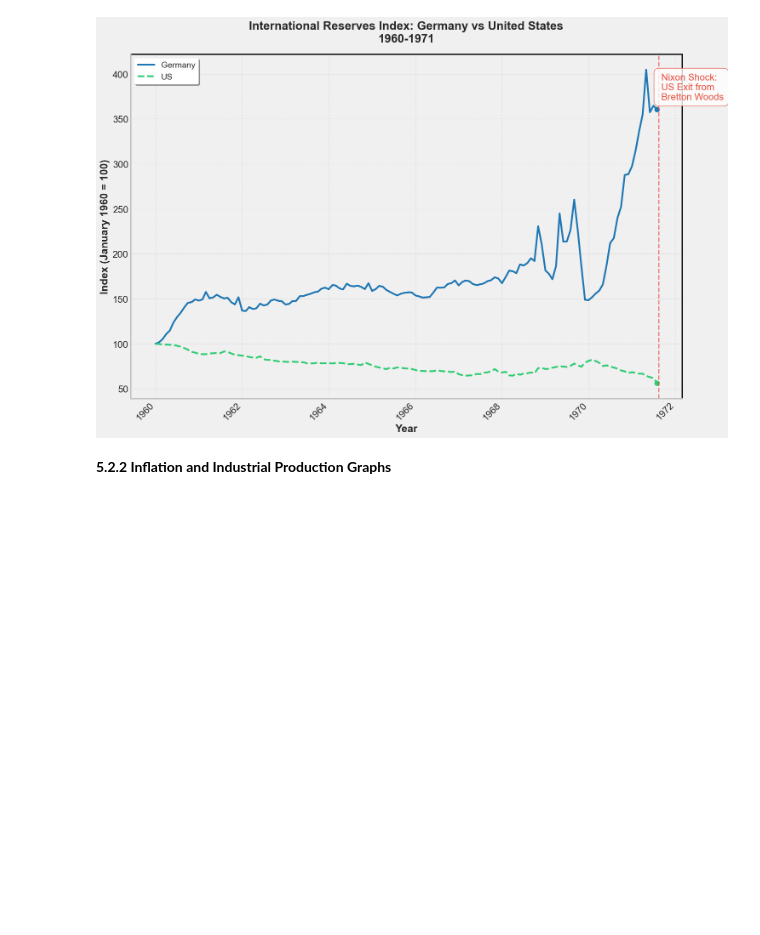
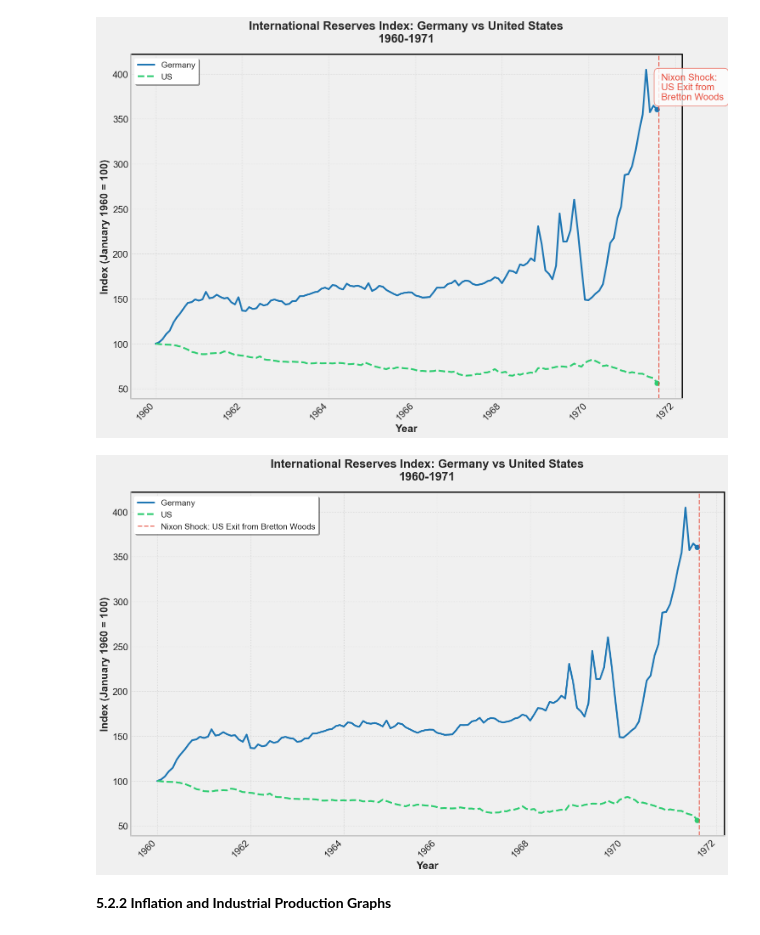
Before and after one commit to EC1B1-Macro-Project/Germany_Coursework, a Jupyter notebook: code/NB00 .ipynb, the cells around one changed output. Cells and saved outputs as stored; diff of their text form; code cells hidden in the pictures; blank space fills up the shorter version.

```diff
--- a/code/NB00 .ipynb
+++ b/code/NB00 .ipynb
@@ -596,6 +669,87 @@ plt.tight_layout()
 plt.show()
 # %% [output]
 [figure]
+# %%
+# Define the date range
+start_date = pd.to_datetime('1960-01-01')
+us_exit_date = pd.to_datetime('1971-08-15')  # Nixon Shock - US Exit from Bretton Woods
+
+# Filter data for the specific time period and countries
+mask = (merged_df['Date'] >= start_date) & (merged_df['Date'] <= us_exit_date)
+plot_data = merged_df[mask].copy()
+
+# Set the style
+plt.style.use('seaborn-v0_8-whitegrid')
+
+# Create figure and axis with a specific background color
+fig, ax = plt.subplots(figsize=(15, 10))
+fig.patch.set_facecolor('#f0f0f0')
+ax.set_facecolor('#f0f0f0')
+
+# Define colors
+colors = {'Germany': '#1f77b4', 'US': '#2ecc71'}
+styles = {'Germany': '-', 'US': '--'}
+
+# Plot data for both countries with enhanced styling
+for country in ['Germany', 'US']:
+    country_data = plot_data[plot_data['Country'] == country]
+    line = ax.plot(country_data['Date'],
+                  country_data['International Reserves Index'],
+                  label=country,
+                  linewidth=3,
+                  linestyle=styles[country],
+                  color=colors[country])
+
+    # Add end points markers
+    ax.plot(country_data['Date'].iloc[-1],
+            country_data['International Reserves Index'].iloc[-1],
+            marker='o',
+            markersize=8,
+            color=colors[country])
+
+# Add vertical line for US exit with enhanced styling
+line_exit = ax.axvline(x=us_exit_date, color='#e74c3c', linestyle='--', alpha=0.7, linewidth=2, label='Nixon Shock: US Exit from Bretton Woods')
+
+# Enhance grid
+ax.grid(True, linestyle=':', alpha=0.3, color='gray')
+
+# Remove spines
+ax.spines['top'].set_visible(False)
+ax.spines['right'].set_visible(False)
+ax.spines['left'].set_linewidth(2)
+ax.spines['bottom'].set_linewidth(2)
+
+# Customize title and labels
+plt.title('International Reserves Index: Germany vs United States\n1960-1971',
+          fontsize=20,
+          pad=20,
+          fontweight='bold')
+plt.xlabel('Year', fontsize=18, fontweight='bold')
+plt.ylabel('Index (January 1960 = 100)', fontsize=18, fontweight='bold')
+
+# Enhance legend
+legend = plt.legend(fontsize=14,
+                   frameon=True,
+                   facecolor='white',
+                   edgecolor='none',
+                   shadow=True,
+                   loc='upper left')
+
+# Rotate x-axis labels
+plt.xticks(rotation=45, ha='right', fontsize=16)
+plt.yticks(fontsize=16)
+
+# Add a subtle box around the plot
+ax.set_frame_on(True)
+ax.patch.set_edgecolor('black')
+ax.patch.set_linewidth(2)
+
+# Adjust layout
+plt.tight_layout()
+
+plt.show()
+# %% [output]
+[figure, added]
 # %% [markdown]
 <font style='font-size:1.25em'>**5.2.2 Inflation and Industrial Production Graphs**</font>
 # %% [markdown]
```
Also changed, not shown: parts of 9 cells of this notebook.
